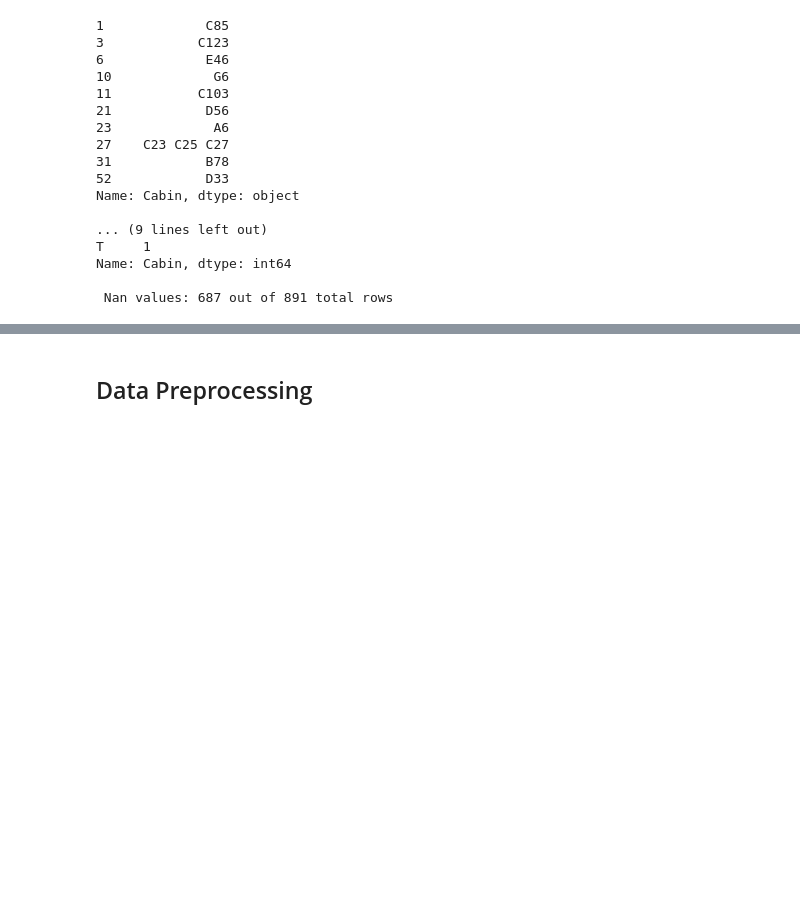
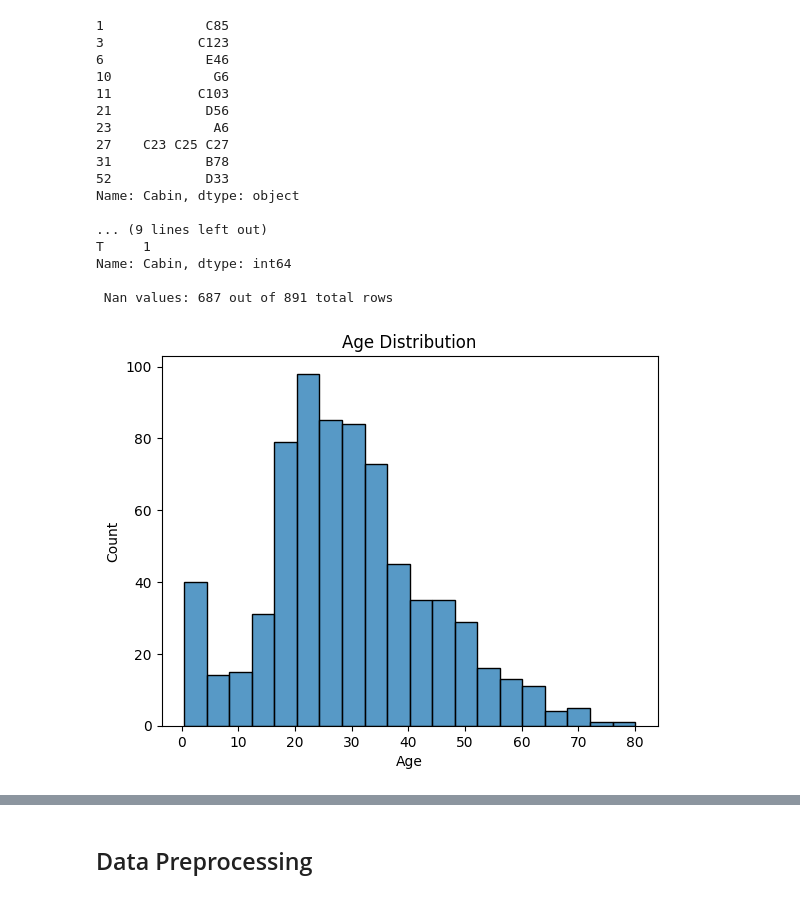
Before and after one commit to enricd/Kaggle_Competitions, a Jupyter notebook: Titanic/titanic.ipynb, the cells around one changed output, grey strips where cells are left out. Saved outputs shown, nothing was run; the diff lists cells and outputs as text; code cells hidden in the pictures; blank space fills up the shorter version.

Commit message:
adding some EDA plots

```diff
--- a/Titanic/titanic.ipynb
+++ b/Titanic/titanic.ipynb
@@ -138,3 +139,12 @@ T     1
 Name: Cabin, dtype: int64
 
  Nan values: 687 out of 891 total rows
+# %%
+# Create histogram of age distribution
+sns.histplot(train_df['Age'], bins=20, kde=False)
+plt.xlabel('Age')
+plt.ylabel('Count')
+plt.title('Age Distribution')
+plt.show()
+# %% [output]
+[figure, added]
```
Also changed, not shown: parts of 18 cells of this notebook, 1 other file.
